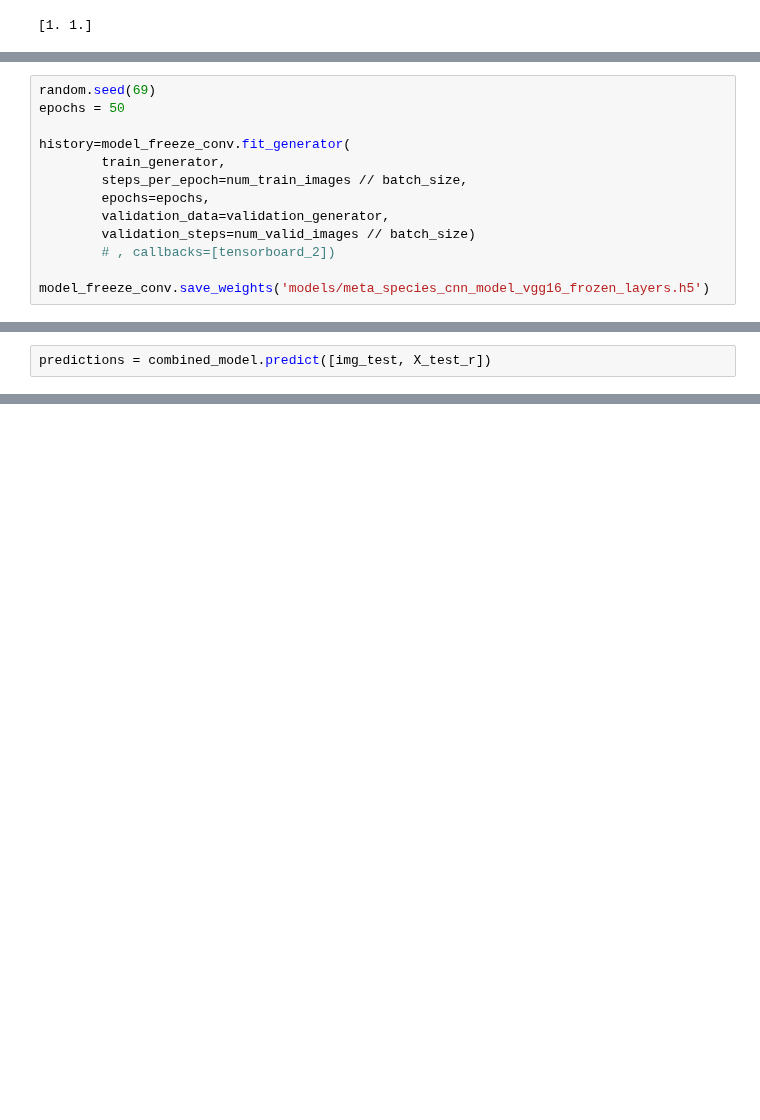
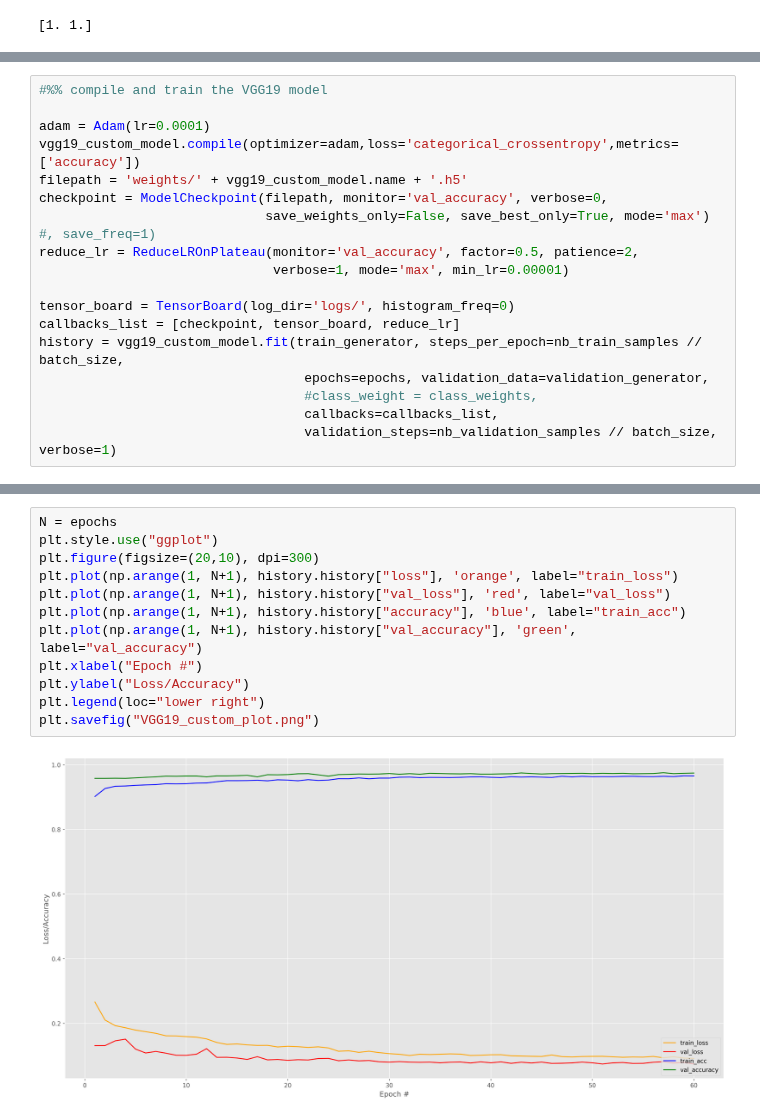
Before and after one commit to danielbarco/malatec, a Jupyter notebook: Notebooks/Merge_models.ipynb, the cells around one changed output, grey strips where cells are left out. Drawn from its saved outputs; the diff is of its cells as text; blank space fills up the shorter version.

```diff
--- a/Notebooks/Merge_models.ipynb
+++ b/Notebooks/Merge_models.ipynb
@@ -1206,13 +333,0 @@ _________________________________________________________________
-# %%
-random.seed(69)
-epochs = 50
-
-history=model_freeze_conv.fit_generator(
-        train_generator,
-        steps_per_epoch=num_train_images // batch_size,
-        epochs=epochs,
-        validation_data=validation_generator,
-        validation_steps=num_valid_images // batch_size)
-        # , callbacks=[tensorboard_2])
-
-model_freeze_conv.save_weights('models/meta_species_cnn_model_vgg16_frozen_layers.h5')
@@ -1567,2 +333,0 @@ img_test = get_img_np(df_test, 'data/LeafClassification')
-# %%
-predictions = combined_model.predict([img_test, X_test_r])
@@ -1707,0 +370,18 @@ Image(filename='pictures/3.png', width=1000 , height=500)
+# %%
+#%% compile and train the VGG19 model
+
+adam = Adam(lr=0.0001)
+vgg19_custom_model.compile(optimizer=adam,loss='categorical_crossentropy',metrics=['accuracy'])
+filepath = 'weights/' + vgg19_custom_model.name + '.h5'
+checkpoint = ModelCheckpoint(filepath, monitor='val_accuracy', verbose=0,
+                             save_weights_only=False, save_best_only=True, mode='max') #, save_freq=1)
+reduce_lr = ReduceLROnPlateau(monitor='val_accuracy', factor=0.5, patience=2,
+                              verbose=1, mode='max', min_lr=0.00001)
+
+tensor_board = TensorBoard(log_dir='logs/', histogram_freq=0)
+callbacks_list = [checkpoint, tensor_board, reduce_lr]
+history = vgg19_custom_model.fit(train_generator, steps_per_epoch=nb_train_samples // batch_size,
+                                  epochs=epochs, validation_data=validation_generator,
+                                  #class_weight = class_weights,
+                                  callbacks=callbacks_list,
+                                  validation_steps=nb_validation_samples // batch_size, verbose=1)
@@ -1707,0 +406,14 @@ Image(filename='pictures/3.png', width=1000 , height=500)
+# %%
+N = epochs
+plt.style.use("ggplot")
+plt.figure(figsize=(20,10), dpi=300)
+plt.plot(np.arange(1, N+1), history.history["loss"], 'orange', label="train_loss")
+plt.plot(np.arange(1, N+1), history.history["val_loss"], 'red', label="val_loss")
+plt.plot(np.arange(1, N+1), history.history["accuracy"], 'blue', label="train_acc")
+plt.plot(np.arange(1, N+1), history.history["val_accuracy"], 'green', label="val_accuracy")
+plt.xlabel("Epoch #")
+plt.ylabel("Loss/Accuracy")
+plt.legend(loc="lower right")
+plt.savefig("VGG19_custom_plot.png")
+# %% [output]
+[figure, added]
```
Also changed, not shown: parts of 126 cells of this notebook, 2 other files.
